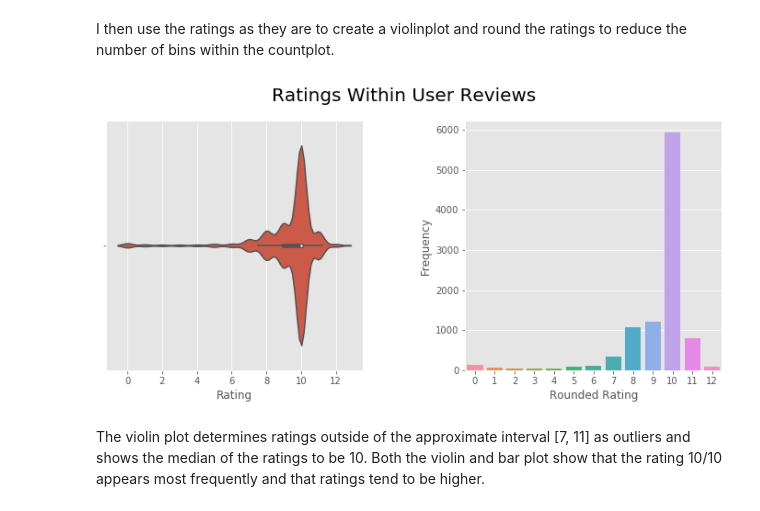
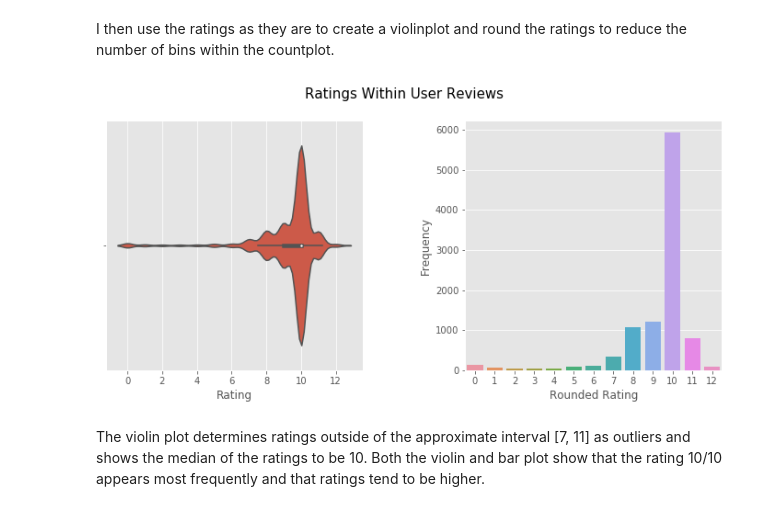
Before and after one commit to ys-lin14/warframe-exploration, a Jupyter notebook: data_exploration.ipynb, the cells around one changed output. Drawn from its saved outputs; the diff is of its cells as text; code cells hidden in the pictures.

```diff
--- a/data_exploration.ipynb
+++ b/data_exploration.ipynb
@@ -309,31 +305,21 @@ review_data.loc[outlier_index, 'user_review']
 # %% [markdown]
 I then use the ratings as they are to create a violinplot and round the ratings to reduce the number of bins within the countplot.
 # %%
-fig, axes = plt.subplots(
-    nrows=1,
-    ncols=2,
-    figsize=(12, 5),
-    squeeze=False
-)
+fig, axes = plt.subplots(nrows=1, ncols=2, figsize=(12, 5), squeeze=False)
 plt.subplots_adjust(wspace=0.4)
 axes = axes.flatten()
 
-rating_violin = sns.violinplot(
-    x=trimmed_ratings,
-    ax=axes[0]
-)
+rating_violin = sns.violinplot(x=trimmed_ratings, ax=axes[0])
 rating_violin.set(xlabel="Rating")
 
 rounded_ratings = trimmed_ratings.apply(lambda rating: round(rating, 0))
-rating_bar = sns.countplot(
-    x=rounded_ratings.astype(int),
-    ax=axes[1]
-)
+rating_bar = sns.countplot(x=rounded_ratings.astype(int), ax=axes[1])
 rating_bar.set(xlabel="Rounded Rating", ylabel="Frequency")
-plt.suptitle("Ratings Within User Reviews", fontsize=20)
+
+plt.suptitle("Ratings Within User Reviews", fontsize=15)
 plt.show()
 # %% [output]
-[figure, old version]
+[figure, new version]
 # %% [markdown]
 The violin plot determines ratings outside of the approximate interval [7, 11] as outliers
 and shows the median of the ratings to be 10. Both the violin and bar plot show that the rating 10/10 appears most frequently and that ratings tend to be higher.
```
Also changed, not shown: parts of 7 cells of this notebook.
